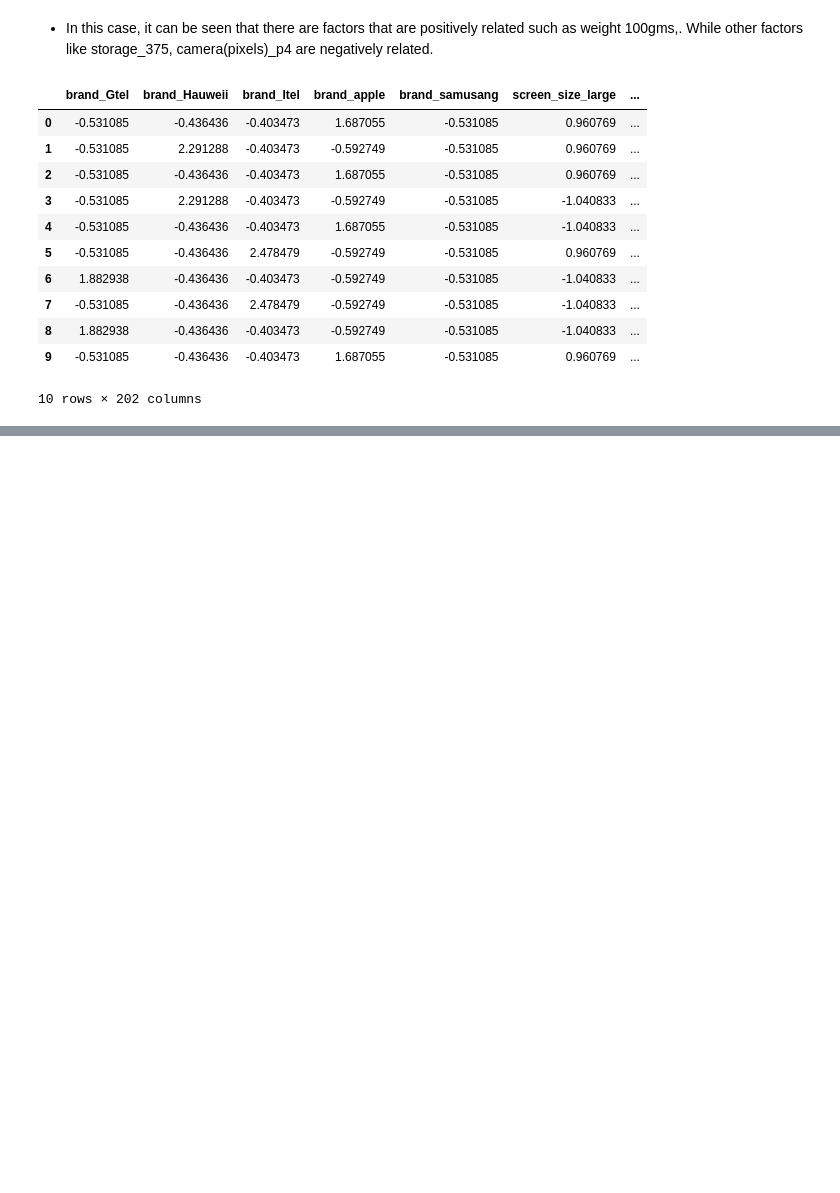
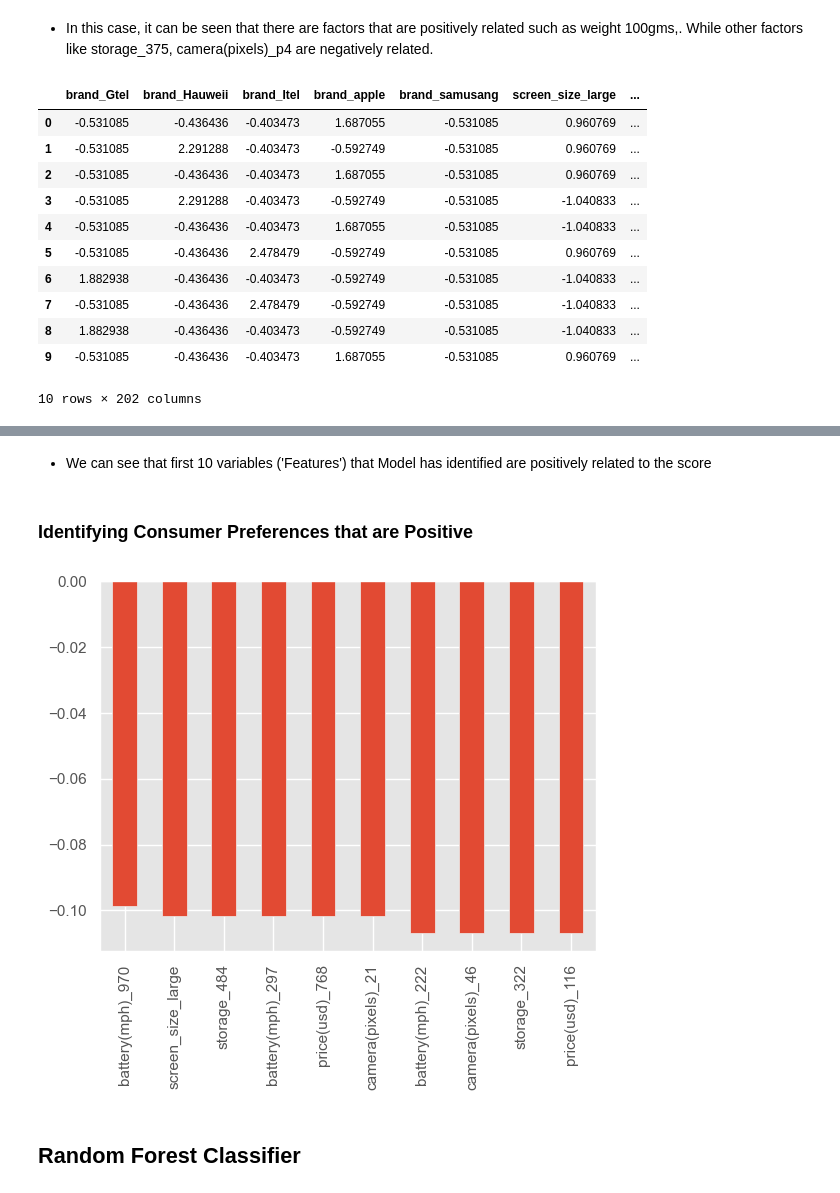
Before and after one commit to kudzaiprichard/smartphone-conjoint-analysis, a Jupyter notebook: conjoint_analysis.ipynb, the cells around one changed output, grey strips where cells are left out. Drawn from its saved outputs; the diff is of its cells as text; code cells hidden in the pictures; blank space fills up the shorter version.

```diff
--- a/conjoint_analysis.ipynb
+++ b/conjoint_analysis.ipynb
@@ -279,0 +308,11 @@ X.head(10)
+# %% [markdown]
+* We can see that first 10 variables ('Features') that Model has identified are positively related to the score
+# %% [markdown]
+### Identifying Consumer Preferences that are Positive
+# %%
+_plt = (weights.sort_values(ascending = False)[-10:]
+       .plot(kind='bar'))
+# %% [output]
+[figure, added]
+# %% [markdown]
+## Random Forest Classifier
```
Also changed, not shown: parts of 4 cells of this notebook.
